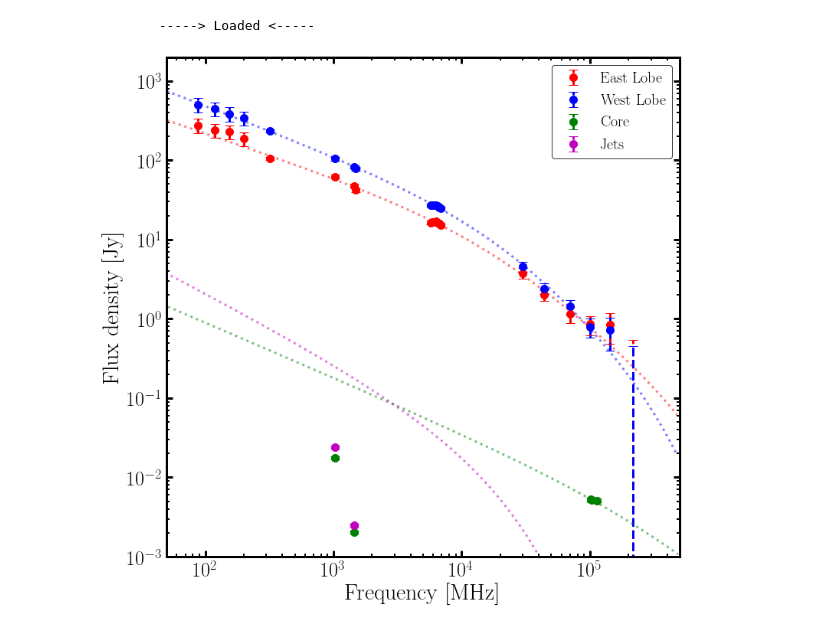
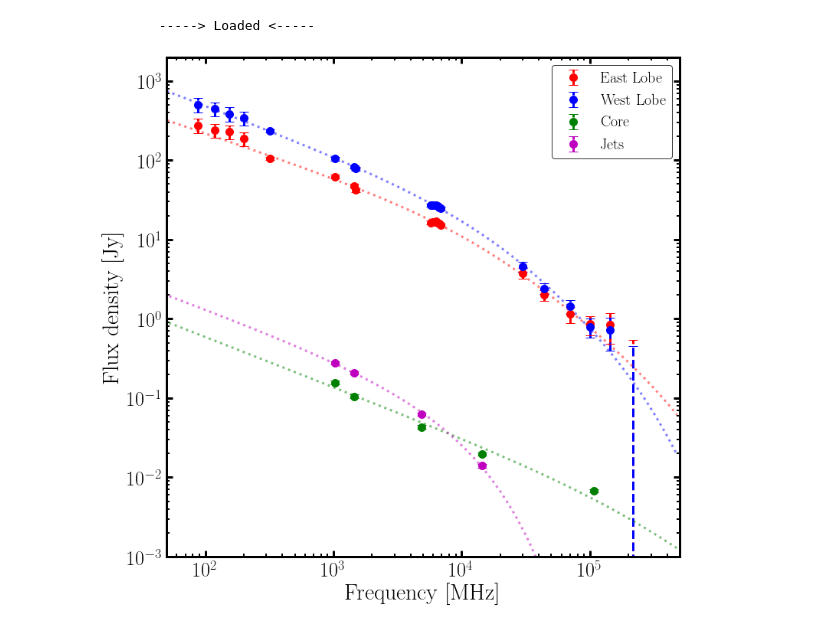
Before and after one commit to Fil8/contData, a Jupyter notebook: Lobes - SED - plots.ipynb, the cells around one changed output. Saved outputs shown, nothing was run; the diff lists cells and outputs as text; code cells hidden in the pictures.

```diff
--- a/SED-plots.ipynb
+++ b/Lobes - SED - plots.ipynb
@@ -21,13 +21,16 @@ rootDir = '/home/maccagni/Projects/MFS/FornaxA/contData/'
 
 figDir = rootDir+'sedFigs/'
 
-names = ['ToT','ELobe','WLobe','CoreBeamKK','CoreOutKK']
+names = ['ToT','ELobe','WLobe','coreBeamALall','coreOutALall']
+
+aut = 'Org'
+coreAut = 'ALall'
+
 
 ToTDir = rootDir+'ToT/'
 ELobeDir = rootDir+'ELobe/'
 WLobeDir = rootDir+'WLobe/'
-CoreDir = rootDir+'Core/'
-pixDir = rootDir+'PiX/'
+CoreDir = rootDir+'core/'
 
 dirNames = [ToTDir,ELobeDir,WLobeDir,CoreDir,CoreDir]
 
@@ -35,14 +38,6 @@ fint.rootdir = rootDir
 syn.rootdir = rootDir
 pb.rootdir = rootDir
 
-
-tableName = rootDir+'inputFluxTable.tbl'
-tableFileNames= ascii.read(tableName,format='csv')
-
-
-noiseTableName = rootDir+'noiseFluxInt.tbl'
-noiseValues= ascii.read(noiseTableName)
-
 print '''\t+---------+\n\t Inputs loaded\n\t+---------+'''
 # %% [output]
         +---------+
@@ -241,24 +236,24 @@ WLobe= ascii.read(WLobeDir+'WLFluxes.tbl', fast_reader=False)
 WLobeModCI = syn.readCIMod(WLobeDir+'synOut/WLobeCI_point1_fit.dat')
 WLobeModCIOFF = syn.readCIMod(WLobeDir+'synOut/WLobeCIOFF_point1_fit.dat')
 
-Core= ascii.read(CoreDir+'CoreBeamFluxesKK.tbl', fast_reader=False)
-CoreModCI = syn.readCIMod(CoreDir+'synOut/CoreBeamKKCI_point1_fit.dat')
-CoreModCIOFF = syn.readCIMod(CoreDir+'synOut/CoreBeamKKCIOFF_point1_fit.dat')
+Core= ascii.read(CoreDir+'outTabs/coreFluxBeam'+coreAut+'.tbl', fast_reader=False)
+CoreModCI = syn.readCIMod(CoreDir+'synOut/coreBeam'+coreAut+'CI_point1_fit.dat')
+CoreModCIOFF = syn.readCIMod(CoreDir+'synOut/coreBeam'+coreAut+'CIOFF_point1_fit.dat')
 
-Out= ascii.read(CoreDir+'CoreOutFluxesKK.tbl', fast_reader=False)
-OutModCI = syn.readCIMod(CoreDir+'synOut/CoreOutKKCI_point1_fit.dat')
-OutModCIOFF = syn.readCIMod(CoreDir+'synOut/CoreOutKKCIOFF_point1_fit.dat')
+Out= ascii.read(CoreDir+'outTabs/coreFluxOut'+coreAut+'.tbl', fast_reader=False)
+OutModCI = syn.readCIMod(CoreDir+'synOut/coreOut'+coreAut+'CI_point1_fit.dat')
+OutModCIOFF = syn.readCIMod(CoreDir+'synOut/coreOut'+coreAut+'CIOFF_point1_fit.dat')
 
-outplot=figDir+'ToT_CICIOFF.png'
+outplot=figDir+'ToT_CICIOFF'+aut+'.png'
 plot_CI_over_CIOFF(ToT,TotModCI,TotModCIOFF,TotStatsCI,TotStatsCIOFF,'Total',['black','dimgrey','darkgrey'],outplot)
 
-outplot=figDir+'ELobe_CICIOFF.png'
+outplot=figDir+'ELobe_CICIOFF'+aut+'.png'
 plot_CI_over_CIOFF(ELobe,ELobeModCI,ELobeModCIOFF,ELobeStatsCI,ELobeStatsCIOFF,'East Lobe',['red','darkred','tomato'],outplot)
 
-outplot=figDir+'WLobe_CICIOFF.png'
+outplot=figDir+'WLobe_CICIOFF'+aut+'.png'
 plot_CI_over_CIOFF(WLobe,WLobeModCI,WLobeModCIOFF,WLobeStatsCI,WLobeStatsCIOFF,'West Lobe',['blue','royalblue','dodgerblue'],outplot)
 
-outplot=figDir+'Core_CICIOFF1.png'
+outplot=figDir+'Core_CICIOFF'+aut+'.png'
 plot_CI_over_CIOFF(Core,CoreModCI,CoreModCIOFF,CoreStatsCI,CoreStatsCIOFF,'Core',['green','darkgreen','mediumseagreen'],outplot)
 # %% [output]
 [figure]
@@ -478,8 +473,8 @@ print '\n\t-----> Loaded <-----'
 # %% [output]
         -----> Loaded <-----
 # %%
-outplot=figDir+'ModAll1.png'
+outplot=figDir+'ModAll'+aut+'.png'
 plotAllOver(ELobe,ELobeModCIOFF,ELobeStatsCIOFF,WLobe,WLobeModCIOFF,WLobeStatsCIOFF,
          Core,CoreModCI,CoreStatsCI,Out,OutModCIOFF,OutStatsCIOFF,outplot)
 # %% [output]
-[figure, old version]
+[figure, new version]
```
Also changed, not shown: parts of 4 cells of this notebook, 7 other files.
